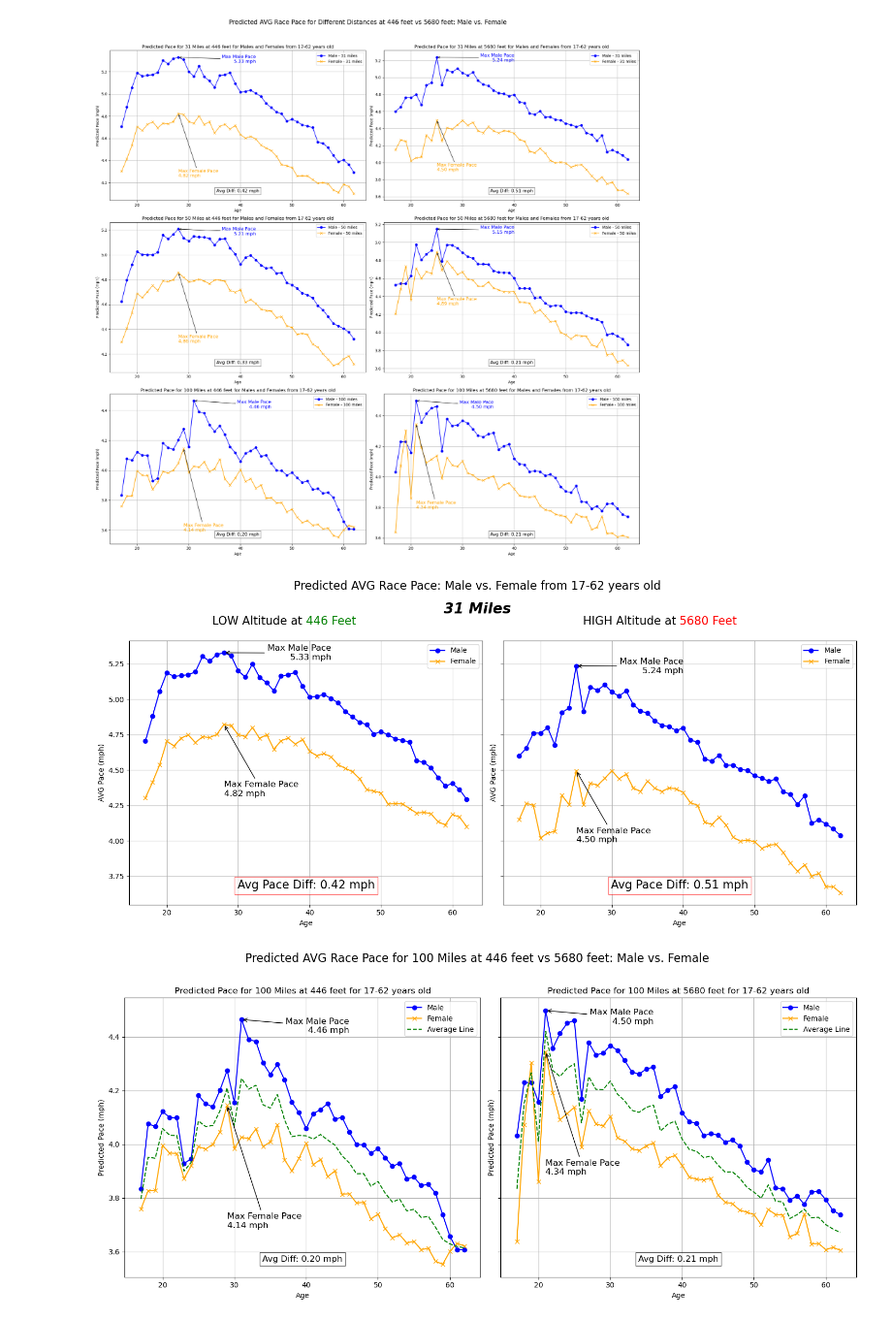
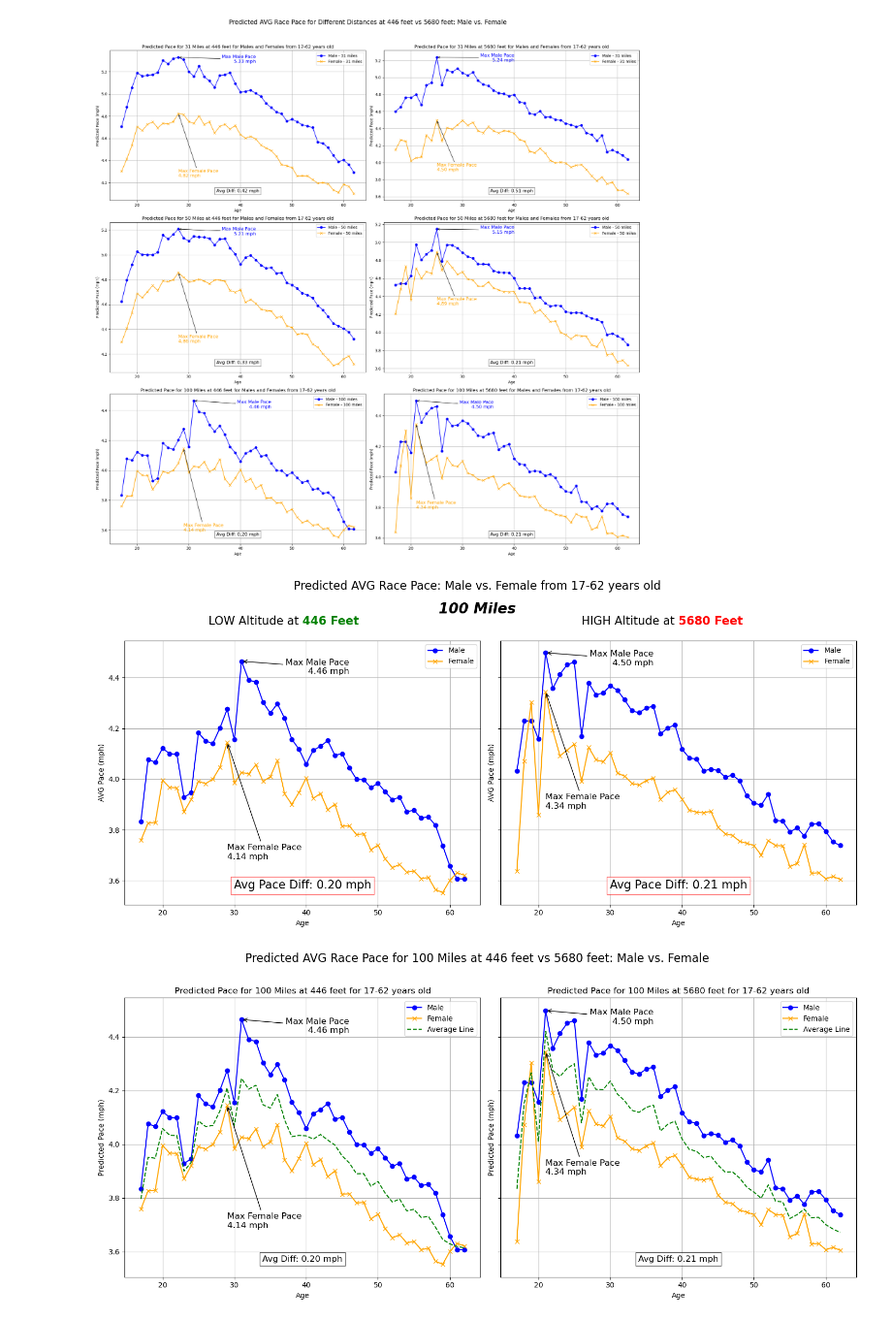
Before and after one commit to jdwelch88/Running_captstone, a Jupyter notebook: Notebooks/box_cox.ipynb, the cells around one changed output. Shown at 97% size. Saved outputs shown, nothing was run; the diff lists cells and outputs as text; code cells hidden in the pictures.

```diff
--- a/Notebooks/box_cox.ipynb
+++ b/Notebooks/box_cox.ipynb
@@ -392,7 +392,7 @@ ages = np.arange(17, 63)
 elevations = [446, 5680]
 
 # Define the specific distance to plot
-specific_distance = 31  # Change this to 50 or 100 for other distances
+specific_distance = 100  # Change this to 50 or 100 for other distances
 
 # Generate predictions for each elevation and gender for the specific distance
 predictions = {
@@ -450,36 +450,36 @@ for j, elevation in enumerate(elevations):
     if elevation == 446:
         title = axs[col].annotate(
             'LOW Altitude at ', xy=(0.5, 1.05), xycoords='axes fraction',
             ha='right', va='bottom', fontsize=16, color='black'
         )
         title = axs[col].annotate(
             '446 Feet', xy=(0.5, 1.05), xycoords='axes fraction',
-            ha='left', va='bottom', fontsize=16, color='green'
+            ha='left', va='bottom', fontsize=16, color='green', weight='bold'
         )
     elif elevation == 5680:
         title = axs[col].annotate(
             'HIGH Altitude at ', xy=(0.5, 1.05), xycoords='axes fraction',
             ha='right', va='bottom', fontsize=16, color='black'
         )
         title = axs[col].annotate(
             '5680 Feet', xy=(0.5, 1.05), xycoords='axes fraction',
-            ha='left', va='bottom', fontsize=16, color='red'
+            ha='left', va='bottom', fontsize=16, color='red', weight='bold'
         )
 
 
     axs[col].legend()
     axs[col].grid(True)
 
 # Add a main title for the entire figure
 fig.suptitle('Predicted AVG Race Pace: Male vs. Female from 17-62 years old', fontsize=16)
 
 fig.text(0.5, 0.9, f'{specific_distance} Miles', ha='center', va='center', fontsize=20, weight='bold', style='italic')
 
 # Adjust layout
 plt.tight_layout(rect=[0, 0, 1, 0.96])
 plt.show()
 # %% [output]
-[figure, old version]
+[figure, new version]
 # %%
 
 
```
